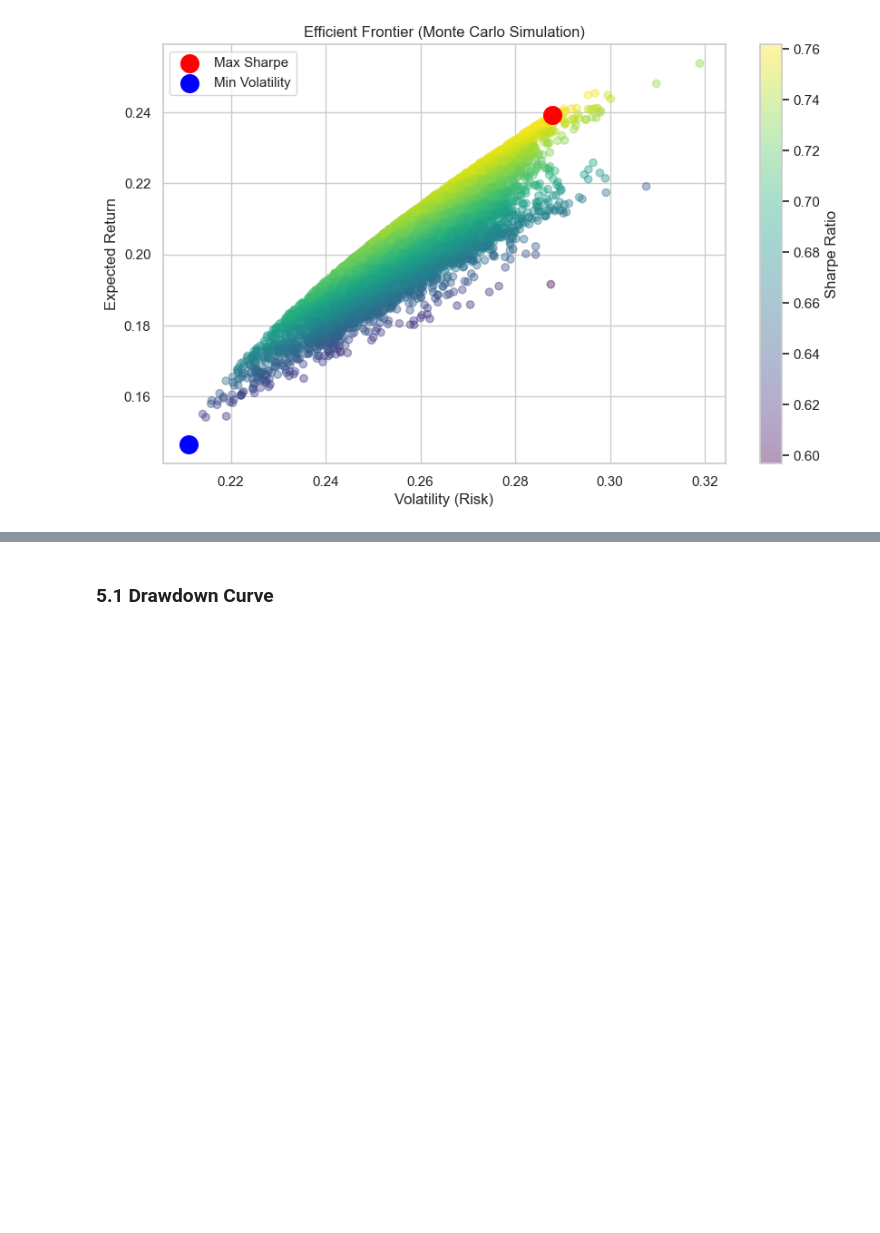
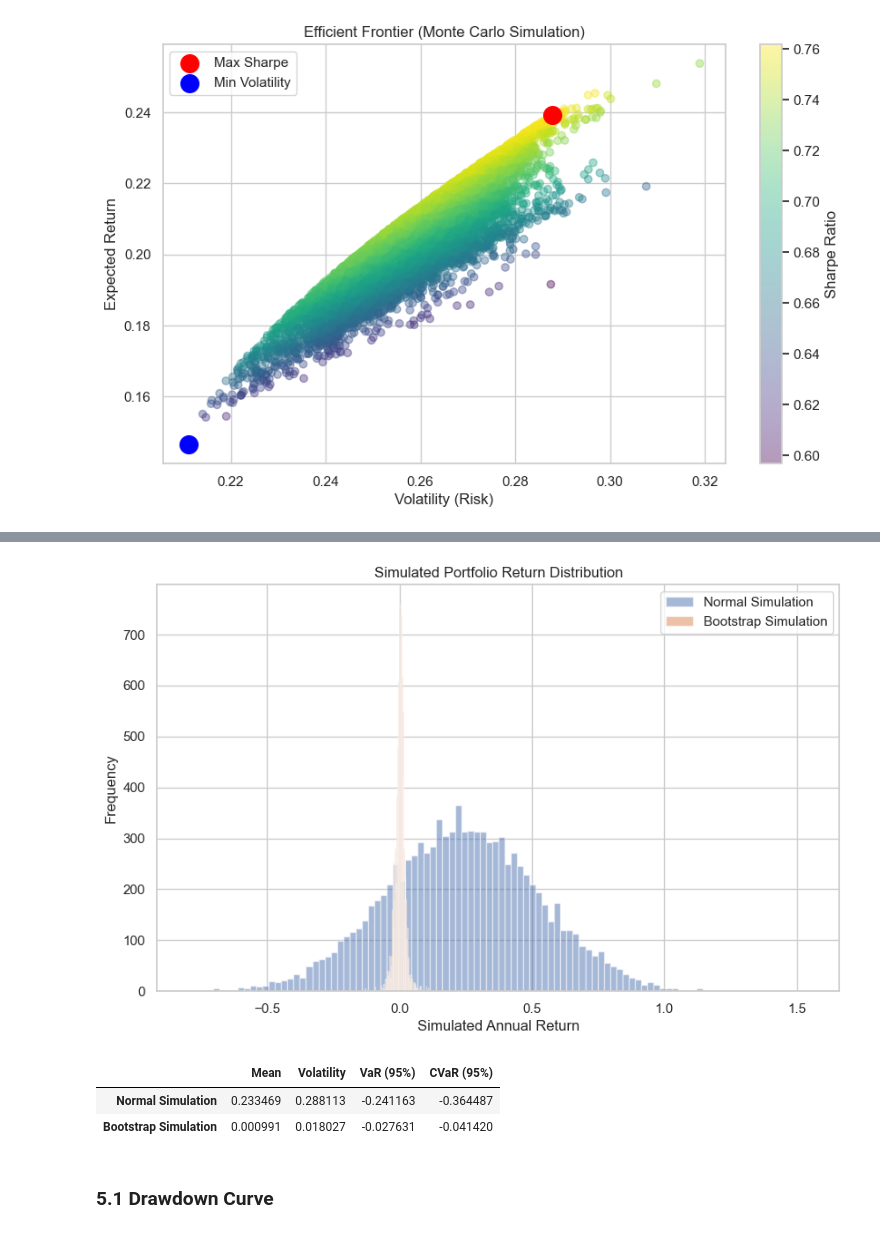
Before and after one commit to KartikMehra22/monte-carlo-portfolio-optimization, a Jupyter notebook: notebooks/portfolio_optimization.ipynb, the cells around one changed output, grey strips where cells are left out. Cells and saved outputs as stored; diff of their text form; code cells hidden in the pictures; blank space fills up the shorter version.

Commit message:
Simulation started

```diff
--- a/notebooks/portfolio_optimization.ipynb
+++ b/notebooks/portfolio_optimization.ipynb
@@ -293,0 +323,8 @@ plt.show()
+# %%
+# Empirical Bootstrapping (Distribution-Free)
+simulated_returns_bootstrap = returns.sample(
+    n=num_simulations,
+    replace=True
+).reset_index(drop=True)
+
+simulated_returns_bootstrap.head()
@@ -294,3 +338,52 @@ plt.show()
+# %%
+#Compare Distribution of Portfolio Returns
+# Use the Max Sharpe portfolio weights from Phase 2.
+# Extract optimal weights
+optimal_weights = max_sharpe_port[mu.index].values
+
+# Compute portfolio returns under both simulations
+portfolio_normal = simulated_returns_normal @ optimal_weights
+portfolio_bootstrap = simulated_returns_bootstrap @ optimal_weights
+# %%
+# Visual Comparison
+plt.figure(figsize=(10,6))
+
+plt.hist(portfolio_normal, bins=100, alpha=0.5, label="Normal Simulation")
+plt.hist(portfolio_bootstrap, bins=100, alpha=0.5, label="Bootstrap Simulation")
+
+plt.title("Simulated Portfolio Return Distribution")
+plt.xlabel("Simulated Annual Return")
+plt.ylabel("Frequency")
+plt.legend()
+plt.show()
+# %% [output]
+[figure, added]
+# %%
+# Risk Metrics Comparison
+def compute_risk_metrics(portfolio_returns):
+    mean = np.mean(portfolio_returns)
+    std = np.std(portfolio_returns)
+    var_95 = np.percentile(portfolio_returns, 5)
+    cvar_95 = portfolio_returns[portfolio_returns <= var_95].mean()
+
+    return {
+        "Mean": mean,
+        "Volatility": std,
+        "VaR (95%)": var_95,
+        "CVaR (95%)": cvar_95
+    }
+
+normal_metrics = compute_risk_metrics(portfolio_normal)
+bootstrap_metrics = compute_risk_metrics(portfolio_bootstrap)
+
+comparison = pd.DataFrame([normal_metrics, bootstrap_metrics],
+                          index=["Normal Simulation", "Bootstrap Simulation"])
+
+comparison
+# %% [output]
+|  | Mean | Volatility | VaR (95%) | CVaR (95%) |
+| Normal Simulation | 0.233469 | 0.288113 | -0.241163 | -0.364487 |
+| Bootstrap Simulation | 0.000991 | 0.018027 | -0.027631 | -0.041420 |
 # %% [markdown]
 ### 5.1 Drawdown Curve
 # %%
```
Also changed, not shown: parts of 4 cells of this notebook.
